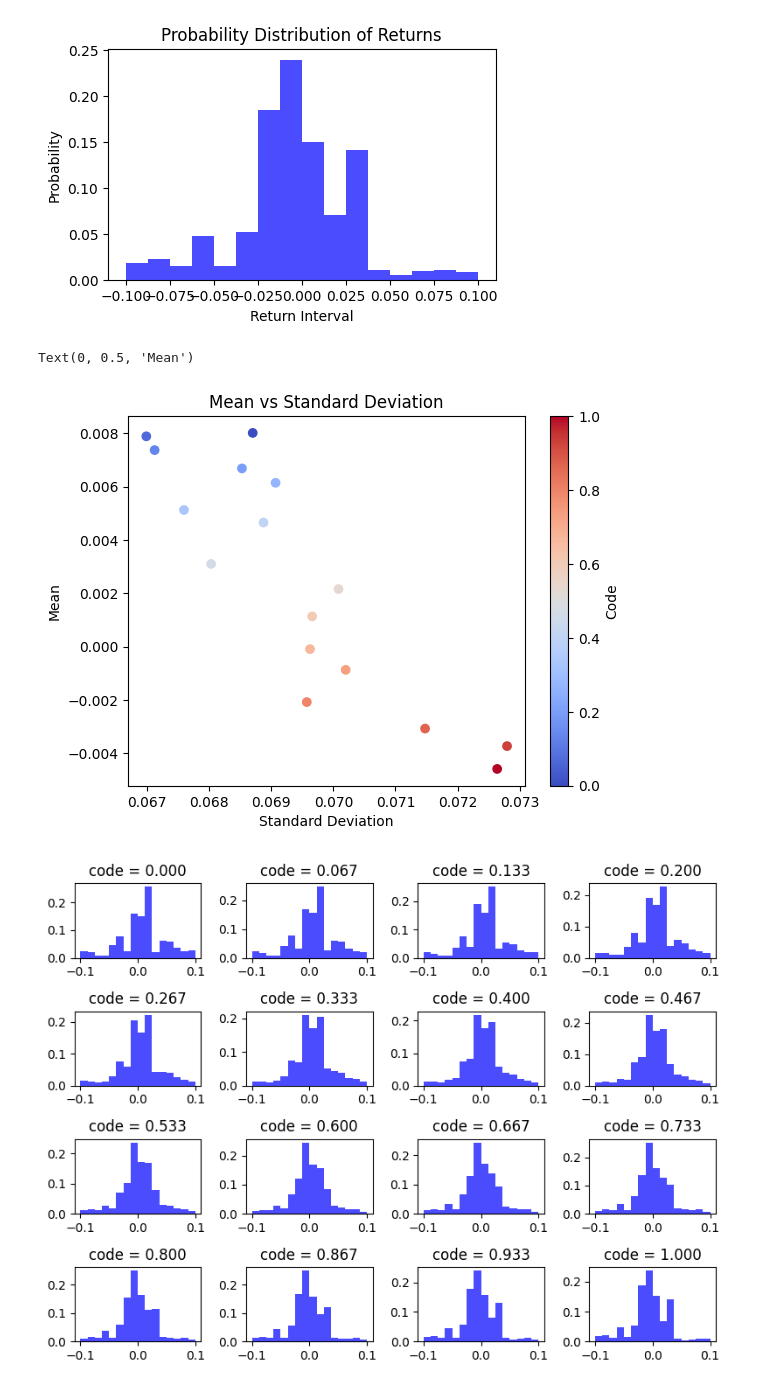
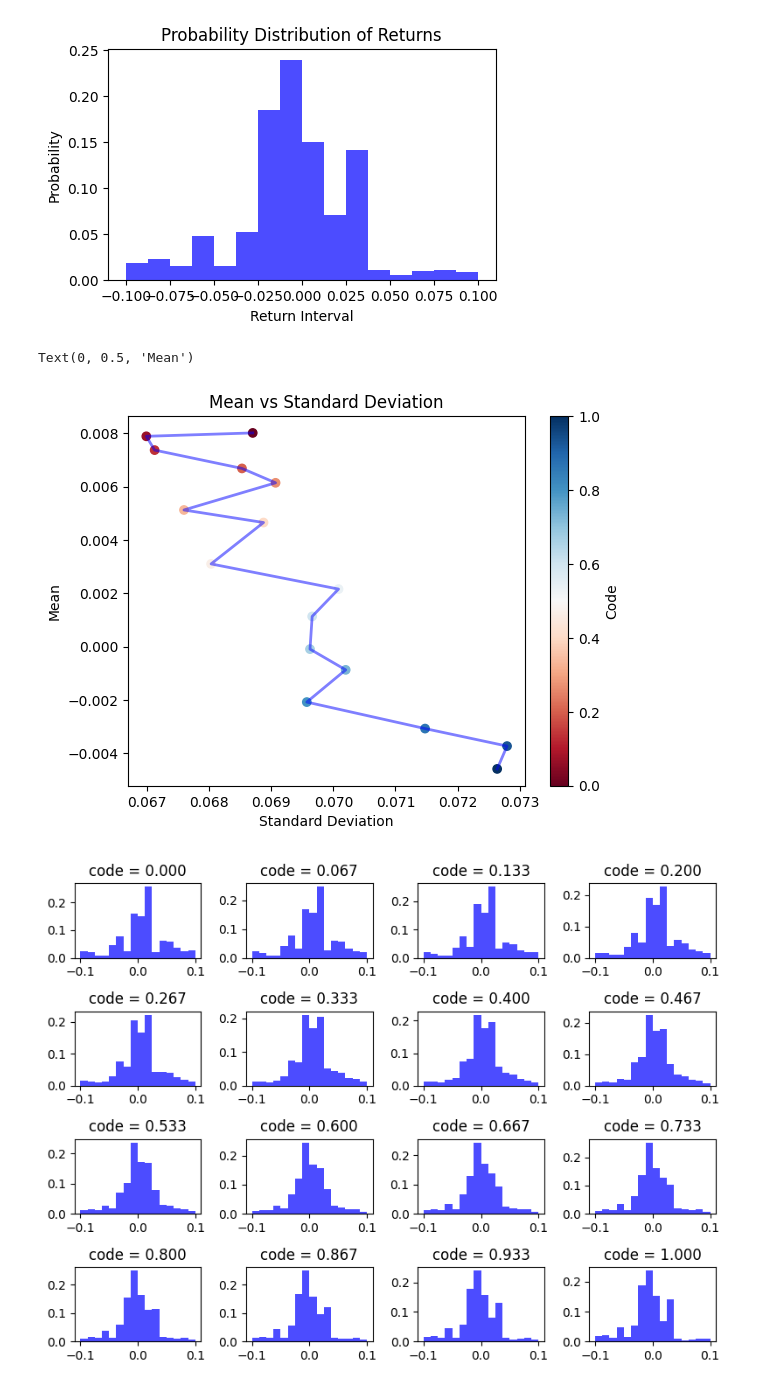
Before and after one commit to JacksonnF/InfoQGAN, a Jupyter notebook: experiments/FinacialInfoQGAN.ipynb, the cells around one changed output. Saved outputs shown, nothing was run; the diff lists cells and outputs as text; code cells hidden in the pictures.

```diff
--- a/experiments/FinacialInfoQGAN.ipynb
+++ b/experiments/FinacialInfoQGAN.ipynb
@@ -510,26 +510,28 @@ for code in codes:
 # %%
 #plot line graph of the data
 # Sample data - replace with your actual data
 data = {
     'Standard Deviation': x,
     'Mean': y,
     'Code': codes
 }
 
 # Create a DataFrame from the data
 df = pd.DataFrame(data)
 
 # Plot the data
-plt.scatter(df['Standard Deviation'], df['Mean'], c=df['Code'], cmap='coolwarm')
+plt.scatter(df['Standard Deviation'], df['Mean'], c=df['Code'], cmap='RdBu')
+plt.plot(df['Standard Deviation'], df['Mean'], c='blue', linewidth=2, alpha=0.5)
+
 
 # Adding a color bar
 plt.colorbar(label='Code')
 
 # Adding titles and labels
 plt.title('Mean vs Standard Deviation')
 plt.xlabel('Standard Deviation')
 plt.ylabel('Mean')
 # %% [output]
 Text(0, 0.5, 'Mean')
-[figure, old version]
+[figure, new version]
 # %%
```
Also changed, not shown: parts of 1 cell of this notebook, 1 other file.
